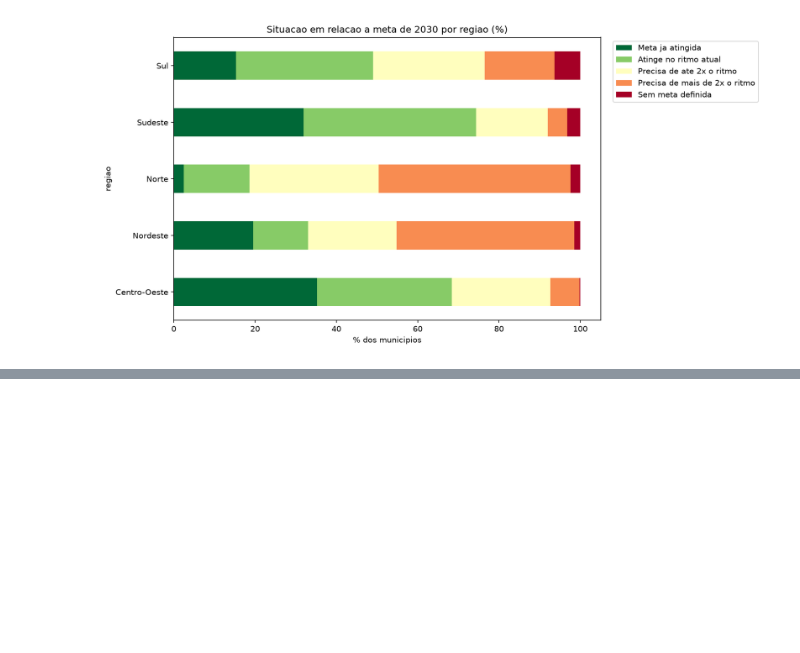
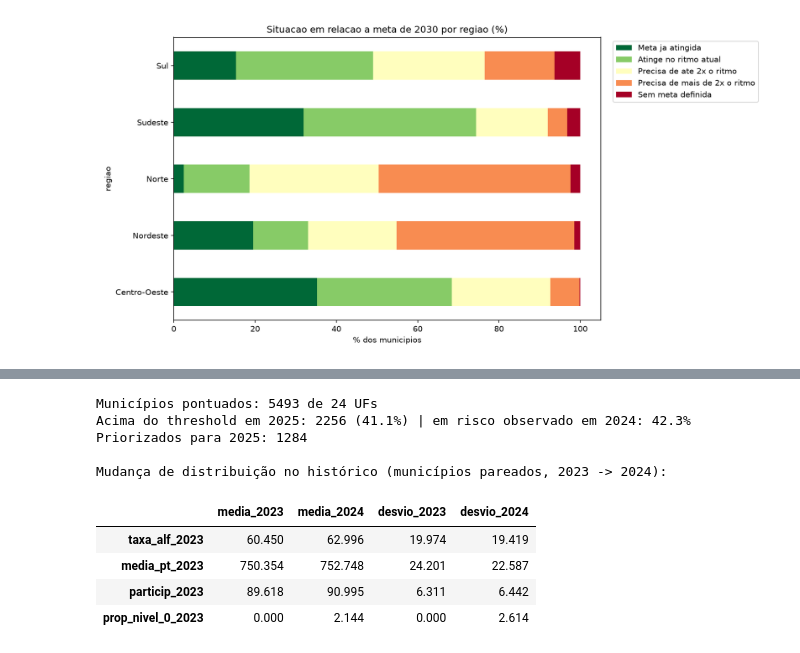
Before and after one commit to GabrielFontineles/tech-challenge-fase3, a Jupyter notebook: notebooks/04_analise_estrategica.ipynb, the cells around one changed output, grey strips where cells are left out. Cells and saved outputs as stored; diff of their text form; code cells hidden in the pictures; blank space fills up the shorter version.

```diff
--- a/notebooks/04_analise_estrategica.ipynb
+++ b/notebooks/04_analise_estrategica.ipynb
@@ -179,0 +186,23 @@ Os 3 mais críticos de cada um dos 5 estados com mais prioritários:
+# %%
+import json
+
+with open("reports/previsao_2025_resumo.json", encoding="utf-8") as f:
+    resumo = json.load(f)
+print(f"Municípios pontuados: {resumo['municipios_pontuados']} de {resumo['ufs']} UFs")
+print(f"Acima do threshold em 2025: {resumo['acima_threshold']} ({resumo['pct_acima_threshold']:.1f}%)"
+      f" | em risco observado em 2024: {resumo['em_risco_observado_2024_pct']:.1f}%")
+print(f"Priorizados para 2025: {resumo['priorizados_2025']}")
+
+print("\nMudança de distribuição no histórico (municípios pareados, 2023 -> 2024):")
+pd.DataFrame(resumo["diagnostico_distribuicao_bloco_a"]["colunas"]).T
+# %% [output]
+Municípios pontuados: 5493 de 24 UFs
+Acima do threshold em 2025: 2256 (41.1%) | em risco observado em 2024: 42.3%
+Priorizados para 2025: 1284
+
+Mudança de distribuição no histórico (municípios pareados, 2023 -> 2024):
+|  | media_2023 | media_2024 | desvio_2023 | desvio_2024 |
+| taxa_alf_2023 | 60.450 | 62.996 | 19.974 | 19.419 |
+| media_pt_2023 | 750.354 | 752.748 | 24.201 | 22.587 |
+| particip_2023 | 89.618 | 90.995 | 6.311 | 6.442 |
+| prop_nivel_0_2023 | 0.000 | 2.144 | 0.000 | 2.614 |
```
Also changed, not shown: parts of 6 cells of this notebook, 1 other file.
